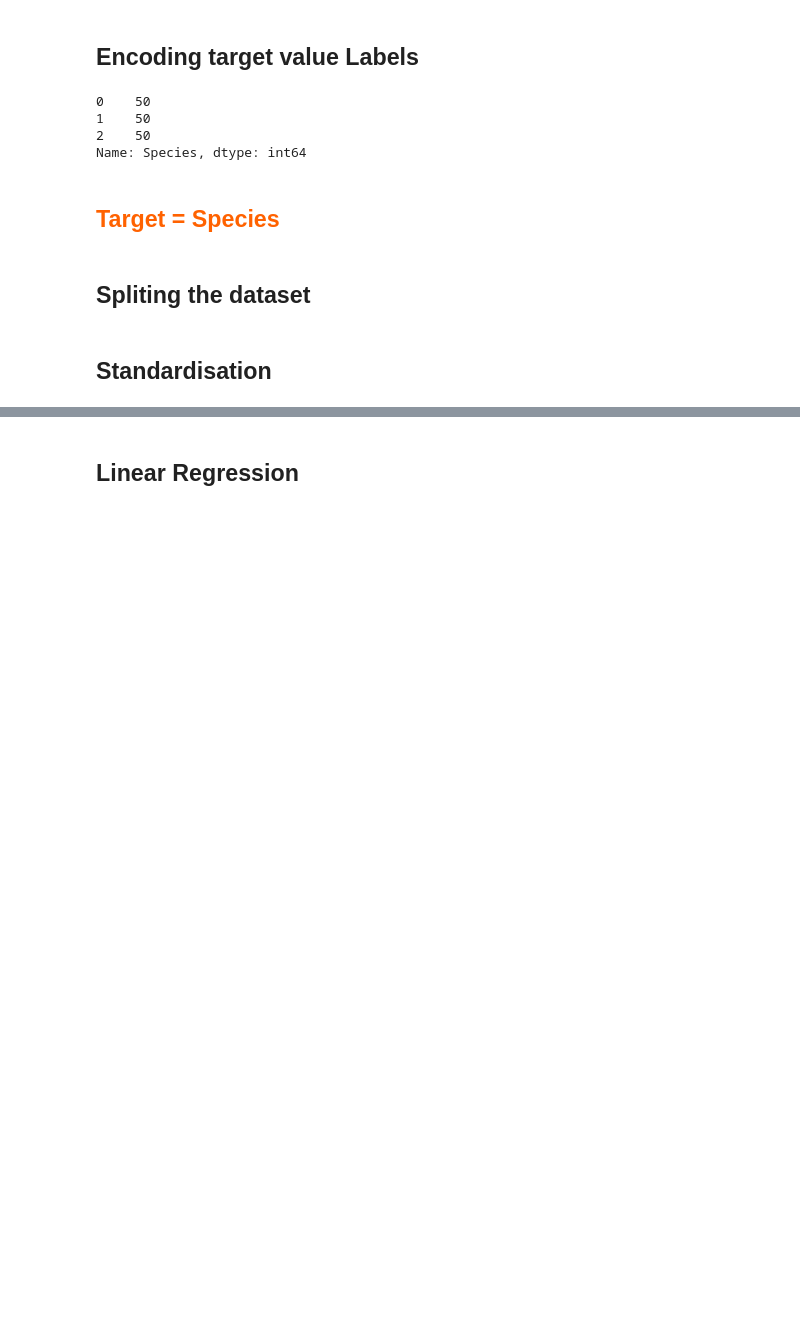
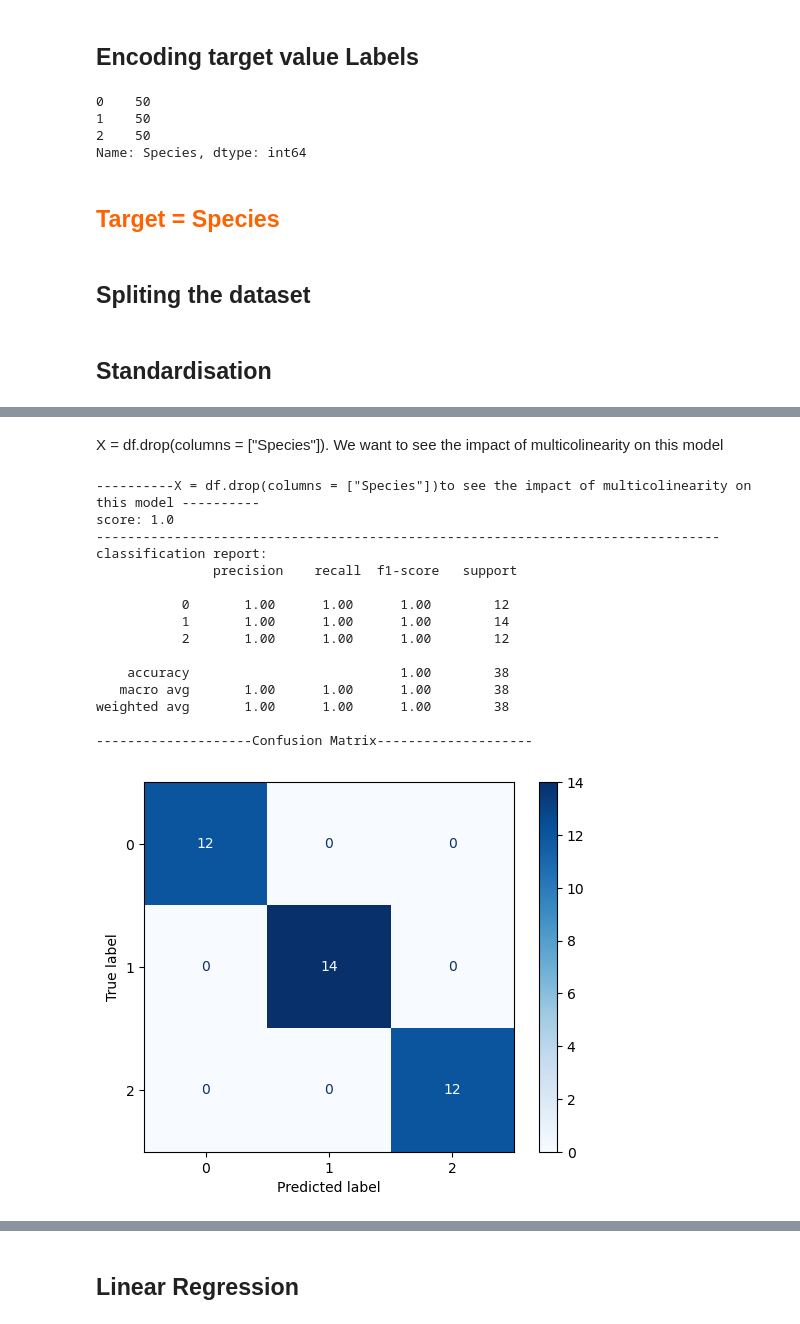
Before and after one commit to OsirisYetna/Data_science_basics, a Jupyter notebook: iris_analysis.ipynb, the cells around one changed output, grey strips where cells are left out. Saved outputs shown, nothing was run; the diff lists cells and outputs as text; code cells hidden in the pictures; blank space fills up the shorter version.

```diff
--- a/iris_analysis.ipynb
+++ b/iris_analysis.ipynb
@@ -151,0 +240,33 @@ plt.show()
+# %% [markdown]
+X = df.drop(columns = ["Species"]). We want to see the impact of multicolinearity on this model
+# %%
+gnb = GaussianNB()
+gnb.fit(X_train_scaled,y_train)
+y_pred = gnb.predict(X_test_scaled)
+# %%
+print('-'*10 + ' X = df.drop(columns = ["Species"])to see the impact of multicolinearity on this model '+'-'*10)
+print(f'score: {accuracy_score(y_test,y_pred)}')
+print('-'*80)
+print(f'classification report: \n {classification_report(y_test,y_pred)}')
+print('-'*20 + 'Confusion Matrix' + '-'*20)
+cm =confusion_matrix(y_test,y_pred)
+disp = ConfusionMatrixDisplay(confusion_matrix=cm)
+disp.plot(cmap ='Blues')
+plt.show()
+# %% [output]
+----------X = df.drop(columns = ["Species"])to see the impact of multicolinearity on this model ----------
+score: 1.0
+--------------------------------------------------------------------------------
+classification report:
+               precision    recall  f1-score   support
+
+           0       1.00      1.00      1.00        12
+           1       1.00      1.00      1.00        14
+           2       1.00      1.00      1.00        12
+
+    accuracy                           1.00        38
+   macro avg       1.00      1.00      1.00        38
+weighted avg       1.00      1.00      1.00        38
+
+--------------------Confusion Matrix--------------------
+[figure, added]
```
Also changed, not shown: parts of 21 cells of this notebook.
